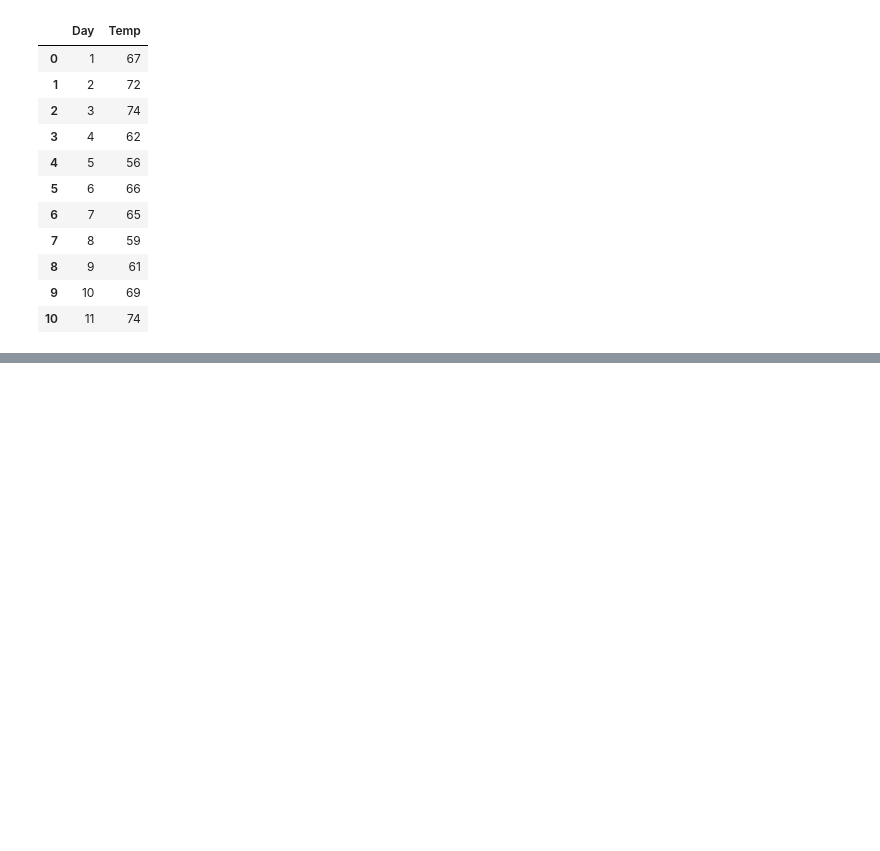
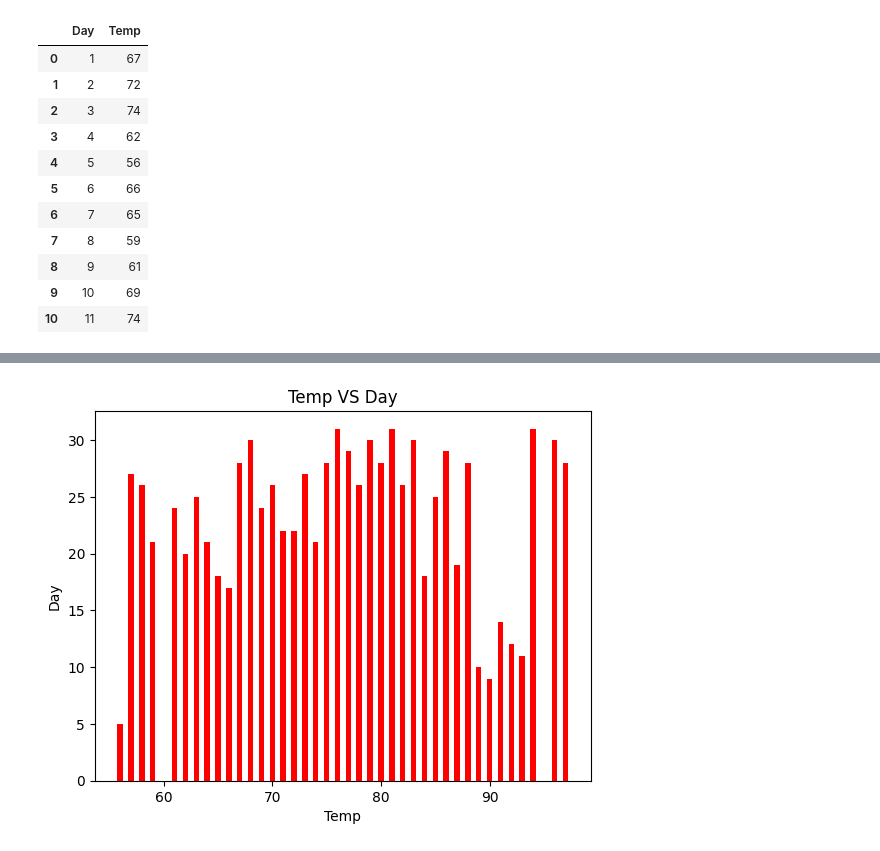
Before and after one commit to adityakardile6329/dsbda-assign, a Jupyter notebook: airqual_all_oper.ipynb, the cells around one changed output, grey strips where cells are left out. Saved outputs shown, nothing was run; the diff lists cells and outputs as text; code cells hidden in the pictures; blank space fills up the shorter version.

```diff
--- a/airqual_all_oper.ipynb
+++ b/airqual_all_oper.ipynb
@@ -253,0 +234,8 @@ plt.show()
+# %%
+plt.bar(df['Temp'] , df['Day'], color='red', width=0.5)
+plt.xlabel('Temp')
+plt.ylabel('Day')
+plt.title('Temp VS Day')
+plt.show()
+# %% [output]
+[figure, added]
```
Also changed, not shown: parts of 6 cells of this notebook, 2 other files.
